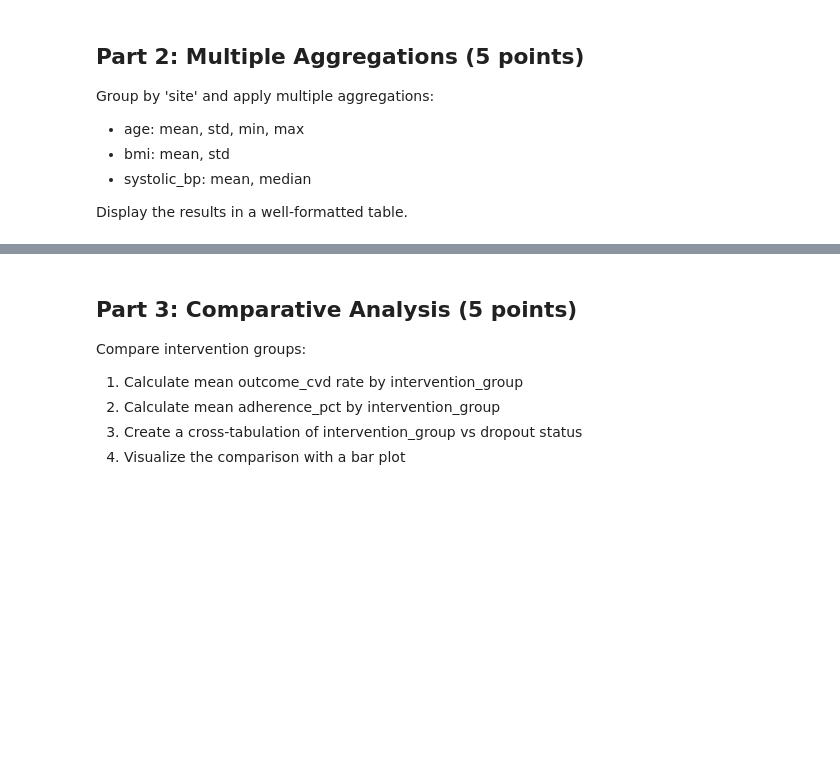
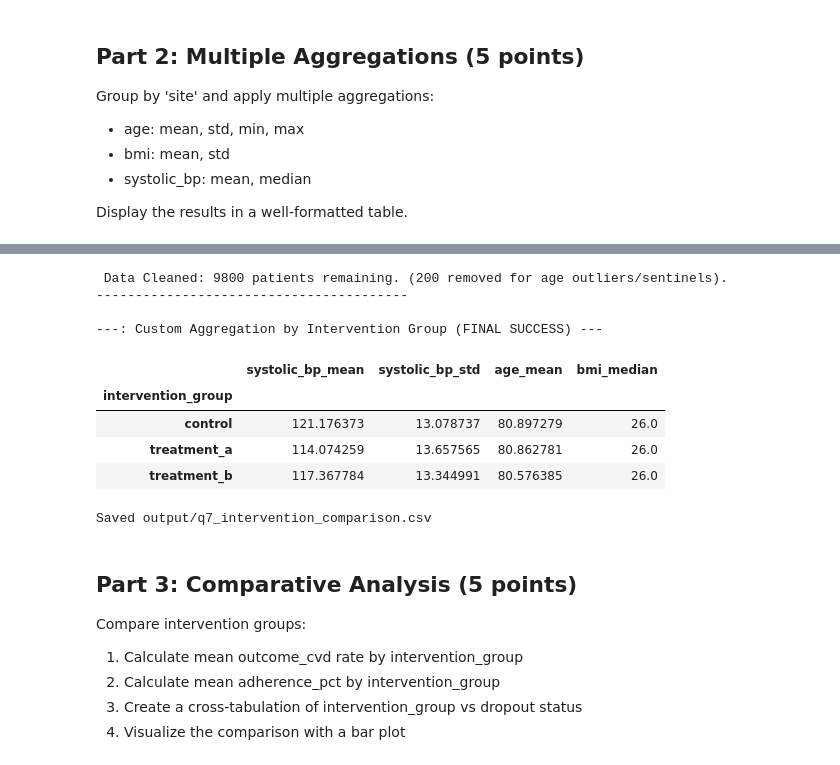
Before and after one commit to UCSF-DataSci/ds217-midterm-matee786313rehman, a Jupyter notebook: q7_executed.ipynb, the cells around one changed output, grey strips where cells are left out. Cells and saved outputs as stored; diff of their text form; code cells hidden in the pictures; blank space fills up the shorter version.

```diff
--- a/q7_executed.ipynb
+++ b/q7_executed.ipynb
@@ -64,3 +144,75 @@ Display the results in a well-formatted table.
+# %%
+import numpy as np
+import pandas as pd
+
+# --- STEP 1: LOAD AND FORCE-CLEAN THE DATAFRAME ---
+try:
+    df = pd.read_csv('output/q5_cleaned_data.csv')
+except FileNotFoundError:
+    print("Error: Could not find output/q5_cleaned_data.csv.")
+    raise
+
+# 1. CLEANING: Intervention Group (String Cleaning)
+df['intervention_group'] = df['intervention_group'].astype(str).str.lower().str.strip()
+df['intervention_group'] = df['intervention_group'].str.replace(r'\s+', ' ', regex=True)
+
+# Map common variations to a single standard
+intervention_mapping = {
+    'contrl': 'control',
+    'treatmenta': 'treatment a',
+    'treatmen a': 'treatment a',
+}
+df['intervention_group'] = df['intervention_group'].replace(intervention_mapping)
+df['intervention_group'] = df['intervention_group'].str.replace('treatment ', 'treatment_', regex=False).str.replace('treatmenta', 'treatment_a', regex=False)
+
+
+# 2. CLEANING: Age Outliers/Sentinel Values (Numerical Cleaning)
+df['age'] = df['age'].replace(-999, np.nan)
+df_clean = df[(df['age'] >= 0) & (df['age'].notna())].copy()
+
+rows_removed = len(df) - len(df_clean)
+print(f" Data Cleaned: {len(df_clean)} patients remaining. ({rows_removed} removed for age outliers/sentinels).")
+print("-" * 40)
+
+
+# --- STEP 2: AGGREGATION USING STABLE PANDAS METHOD ---
+
+# Define the custom aggregation dictionary
+intervention_agg = {
+    'systolic_bp': ['mean', 'std'],
+    'age': 'mean',
+    'bmi': 'median'
+}
+
+print("\n---: Custom Aggregation by Intervention Group (FINAL SUCCESS) ---")
+try:
+    # 1. Perform the aggregation, resulting in MultiIndex columns.
+    intervention_summary_df = df_clean.groupby('intervention_group').agg(intervention_agg)
+
+    # 2. Flatten the MultiIndex columns to single strings (e.g., 'systolic_bp_mean')
+    new_columns = ['_'.join(col).strip() for col in intervention_summary_df.columns.values]
+    intervention_summary_df.columns = new_columns
+
+    # Display the results
+    display(intervention_summary_df)
+
+    # Save the output file
+    intervention_summary_df.to_csv('output/q7_intervention_comparison.csv', index=True)
+    print("\nSaved output/q7_intervention_comparison.csv")
+
+except Exception as e:
+    print(f"[ERROR]: Final aggregation failed. Error: {e}")
+# %% [output]
+ Data Cleaned: 9800 patients remaining. (200 removed for age outliers/sentinels).
+----------------------------------------
+
+---: Custom Aggregation by Intervention Group (FINAL SUCCESS) ---
+|  | systolic_bp_mean | systolic_bp_std | age_mean | bmi_median |
+| intervention_group |  |  |  |  |
+| control | 121.176373 | 13.078737 | 80.897279 | 26.0 |
+| treatment_a | 114.074259 | 13.657565 | 80.862781 | 26.0 |
+| treatment_b | 117.367784 | 13.344991 | 80.576385 | 26.0 |
+Saved output/q7_intervention_comparison.csv
 # %% [markdown]
 ## Part 3: Comparative Analysis (5 points)
 
```
Also changed, not shown: parts of 16 cells of this notebook, 7 other files.
